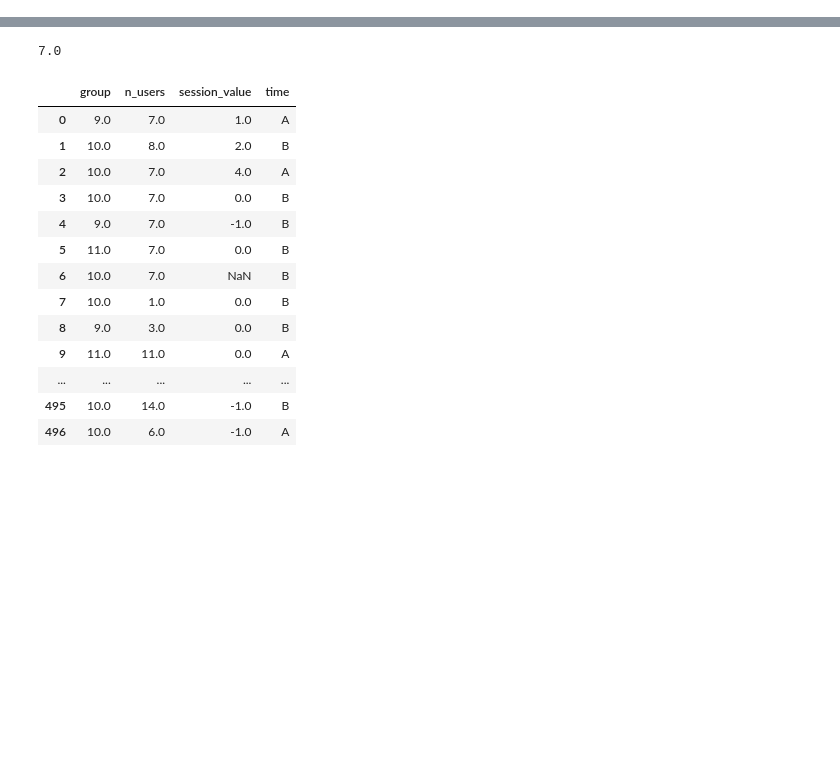
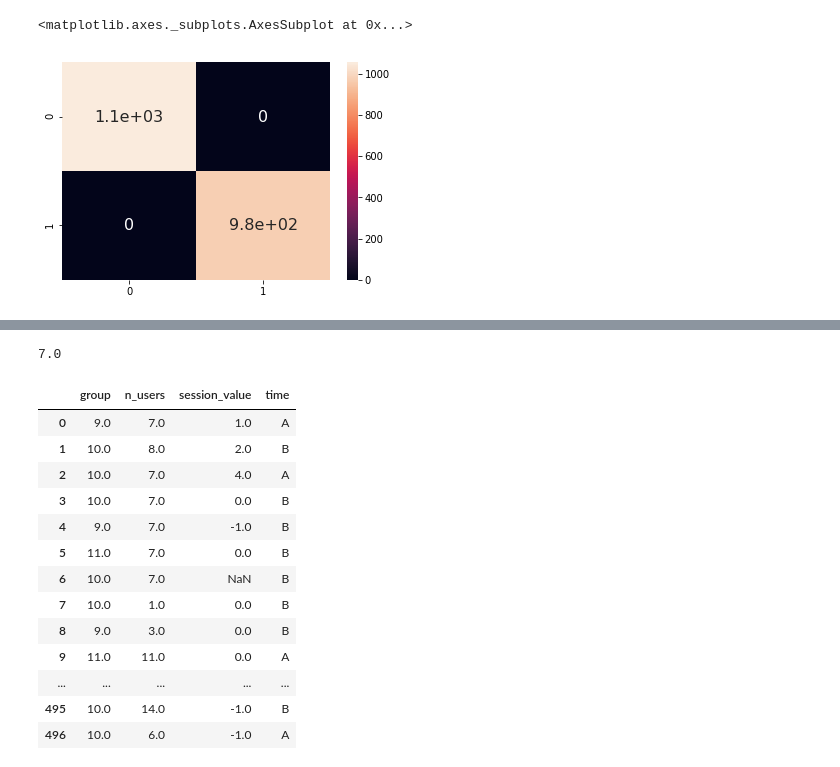
Before and after one commit to mudcrab88/ods_course, a Jupyter notebook: Untitled1.ipynb, the cells around one changed output, grey strips where cells are left out. Drawn from its saved outputs; the diff is of its cells as text; code cells hidden in the pictures; blank space fills up the shorter version.

```diff
--- a/Untitled1.ipynb
+++ b/Untitled1.ipynb
@@ -8,0 +63,6 @@ print(len(regular_string))
+# %%
+y_true = pd.read_csv('testing_y_mush.csv')
+sns.heatmap(confusion_matrix(y_true, y_pred), annot=True,annot_kws={"size": 16})
+# %% [output]
+<matplotlib.axes._subplots.AxesSubplot at 0x...>
+[figure, added]
```
Also changed, not shown: parts of 14 cells of this notebook, 5 other files.
